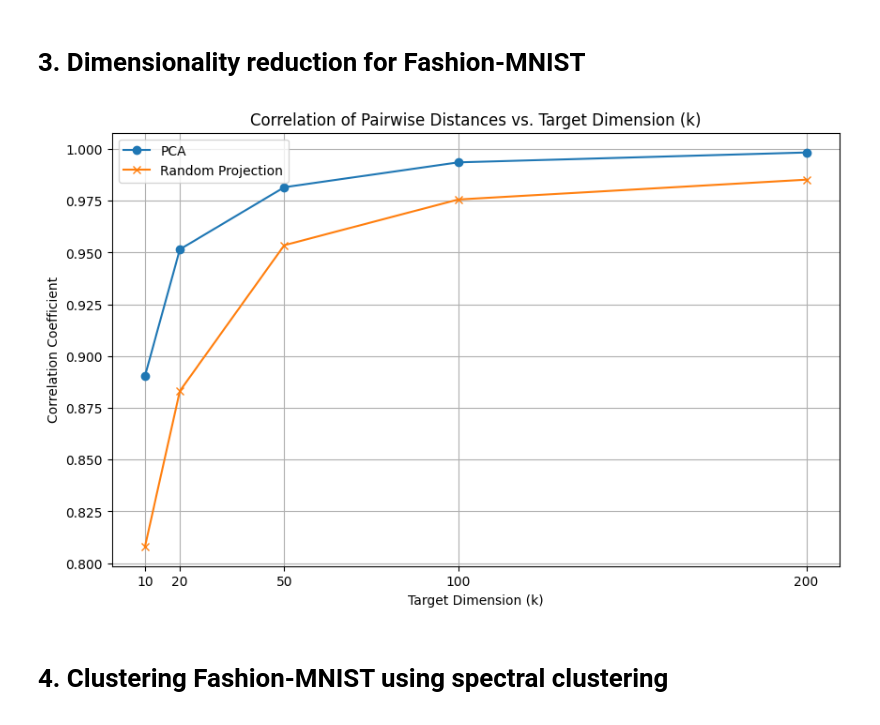
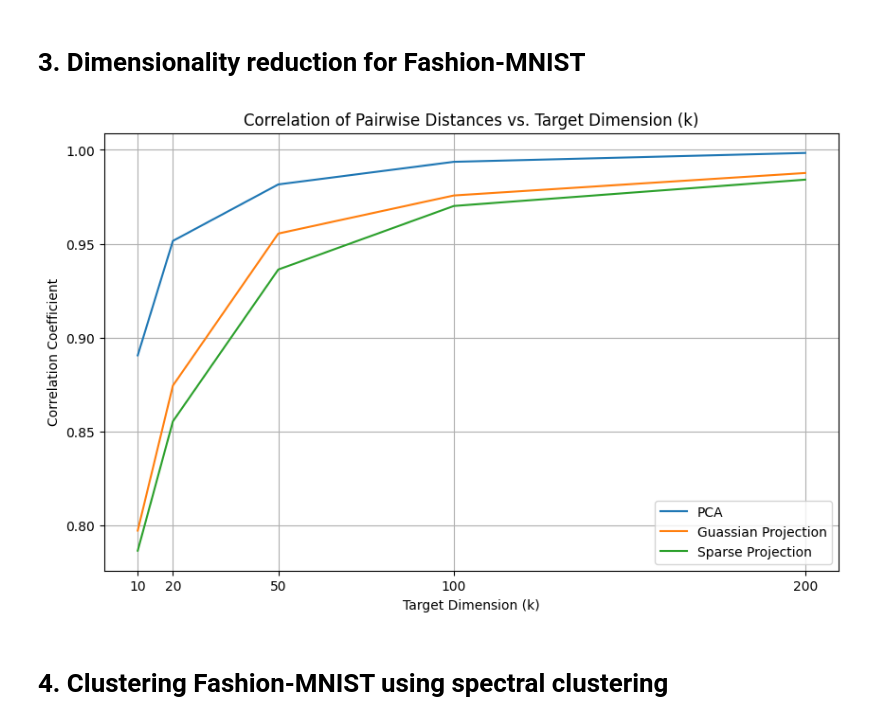
Before and after one commit to Shinyhunter95/math-data-science-course-Project2, a Jupyter notebook: project2.ipynb, the cells around one changed output. Cells and saved outputs as stored; diff of their text form; code cells hidden in the pictures.

```diff
--- a/project2.ipynb
+++ b/project2.ipynb
@@ -197,55 +197,64 @@ Smallest k-means Inertia Value = 3031845.961243995
 import numpy as np
 from sklearn.decomposition import PCA
 from sklearn.preprocessing import StandardScaler
-from sklearn.random_projection import GaussianRandomProjection
-from scipy.spatial.distance import pdist, squareform
+from sklearn.random_projection import GaussianRandomProjection, SparseRandomProjection
+from scipy.spatial.distance import pdist
 import matplotlib.pyplot as plt
 
 #Split the data 90/10
 X_90, X_10, y_90, y_10 = train_test_split(X, y, test_size=0.1, random_state=0)
 
-# #Preprocessing
+#Preprocessing
 X_p = X_10 / 255.0
 scaler = StandardScaler()
 X_scaled = scaler.fit_transform(X_p)
 
-# Compute pairwise distances in the original standardized space
+#Compute pairwise distances in the original standardized space
 original_distances = pdist(X_scaled)
 
-# Target dimensions
+#Target dimensions
 k_values = [10, 20, 50, 100, 200]
 
 pca_correlations = []
 rp_correlations = []
+sp_correlations = []
 
 for k in k_values:
-    # PCA
+    #PCA
     pca = PCA(n_components=k)
     X_pca = pca.fit_transform(X_scaled)
     pca_distances = pdist(X_pca)
     pca_correlation = np.corrcoef(original_distances, pca_distances)[0, 1]
     pca_correlations.append(pca_correlation)
 
-    # Random Projection
-    rp = GaussianRandomProjection(n_components=k, random_state=42)
+    #Guassian Projection
+    rp = GaussianRandomProjection(n_components=k, random_state=0)
     X_rp = rp.fit_transform(X_scaled)
     rp_distances = pdist(X_rp)
     rp_correlation = np.corrcoef(original_distances, rp_distances)[0, 1]
     rp_correlations.append(rp_correlation)
 
-# Plotting the results
+    #Sparce Projection
+    sp = SparseRandomProjection(n_components=k, random_state=0)
+    X_sp = sp.fit_transform(X_scaled)
+    sp_distances = pdist(X_sp)
+    sp_correlation = np.corrcoef(original_distances, sp_distances)[0, 1]
+    sp_correlations.append(sp_correlation)
+
+#Plotting the results
 plt.figure(figsize=(10, 6))
-plt.plot(k_values, pca_correlations, marker='o', label='PCA')
-plt.plot(k_values, rp_correlations, marker='x', label='Random Projection')
+plt.plot(k_values, pca_correlations, label='PCA')
+plt.plot(k_values, rp_correlations, label='Guassian Projection')
+plt.plot(k_values, sp_correlations, label='Sparse Projection')
 plt.title('Correlation of Pairwise Distances vs. Target Dimension (k)')
 plt.xlabel('Target Dimension (k)')
 plt.ylabel('Correlation Coefficient')
 plt.xticks(k_values)
 plt.grid(True)
 plt.legend()
 plt.show()
 # %% [output]
-[figure, old version]
+[figure, new version]
 # %% [markdown]
 # 4. Clustering Fashion-MNIST using spectral clustering
 # %%
```
